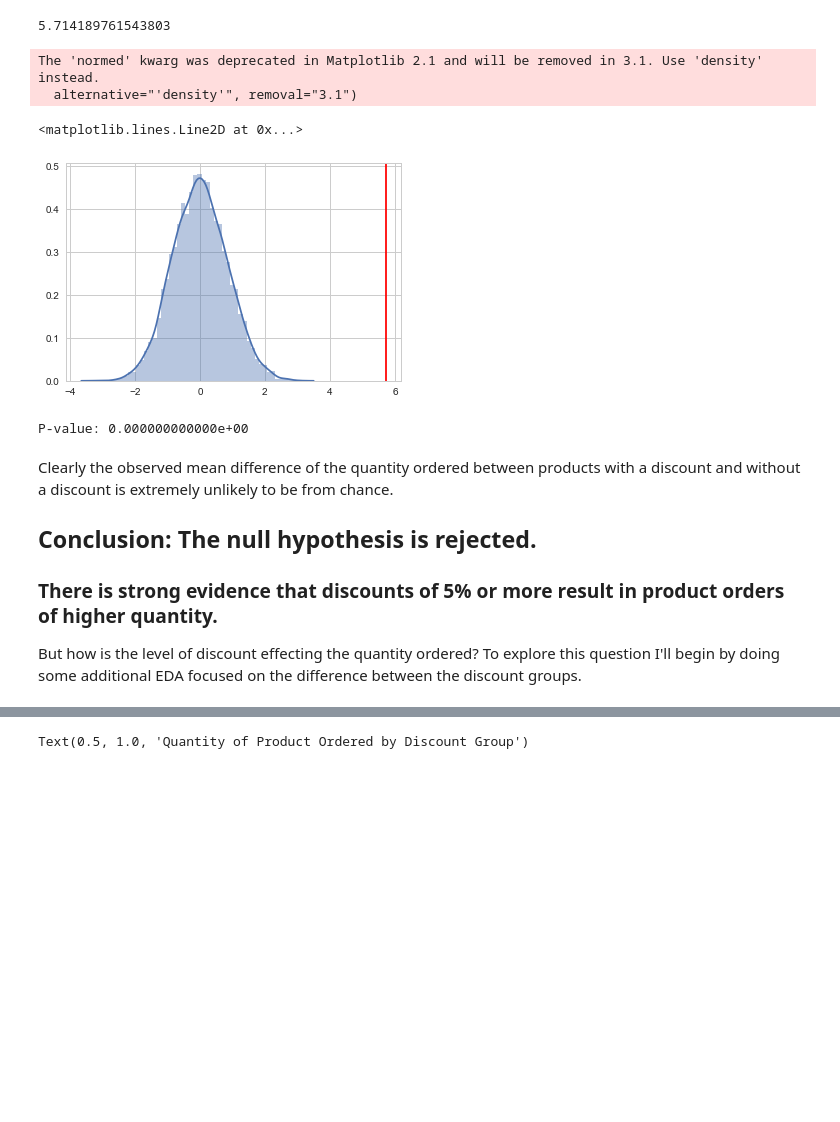
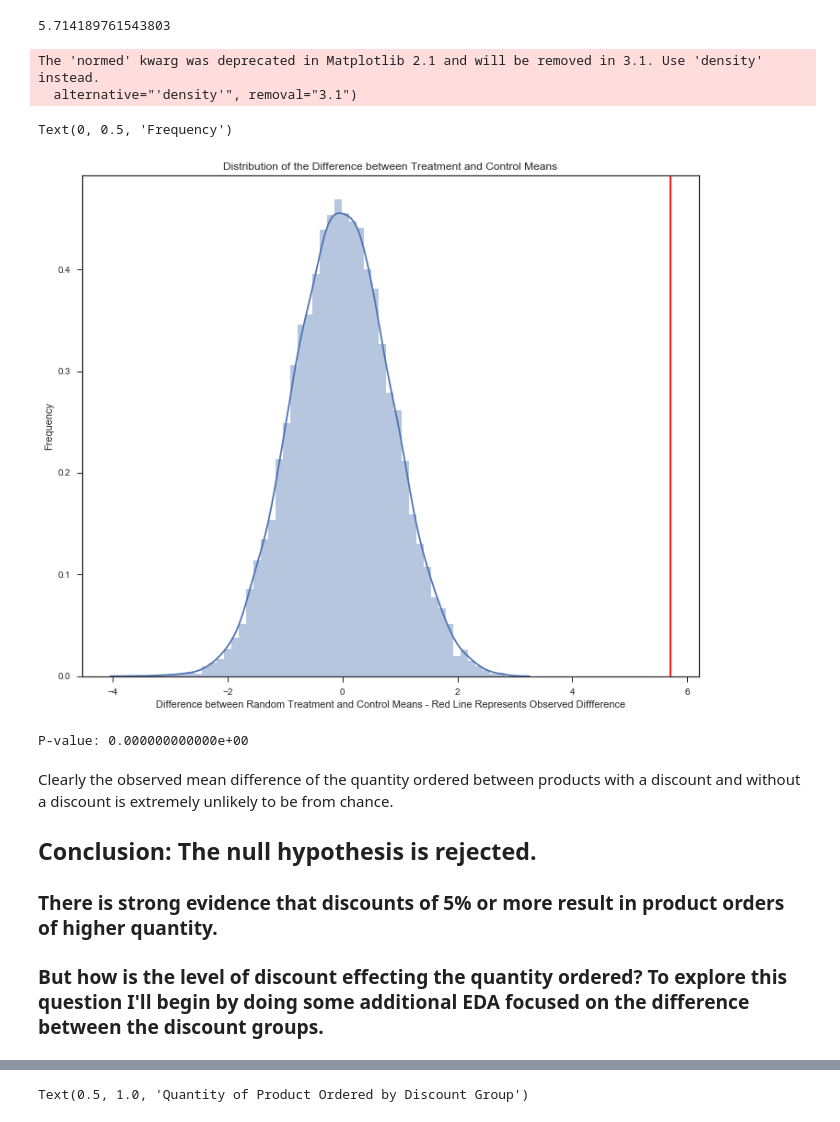
Before and after one commit to giorosati/dsc-2-final-project-online-ds-pt-100118, a Jupyter notebook: northwind_v3.ipynb, the cells around one changed output, grey strips where cells are left out. Drawn from its saved outputs; the diff is of its cells as text; code cells hidden in the pictures; blank space fills up the shorter version.

```diff
--- a/northwind_v3.ipynb
+++ b/northwind_v3.ipynb
@@ -568,23 +538,28 @@ def permutation_samples(key_value_list, no_of_trials, sample_size, column):
 # %%
 # run 10,000 samples of size 831 from the order_detail table. For each of the 10,000
 # trials, calculate the difference in the mean between the 831 chosen, and the remaining
 # rows not chosen. The resulting list of 10,000 values is the difference in the means of
 # each group for each trial.
 # Then create a distribution plot of those sample means and place a red line where the
 # actual mean difference would fall on that distribution.
 
 number_of_trials = 10000
 treatment_size = 831
 column = 'Quantity'
 permutation_list = permutation_samples(order_detail, number_of_trials, treatment_size, column)
 
+fig, ax = plt.subplots(figsize=(12, 10))
 sns.distplot(permutation_list)
 plt.axvline(actual_difference, color='red')
+
+ax.set_title('Distribution of the Difference between Treatment and Control Means')
+ax.set_xlabel('Difference between Random Treatment and Control Means - Red Line Represents Observed Diffference')
+ax.set_ylabel('Frequency')
 # %% [output]
 The 'normed' kwarg was deprecated in Matplotlib 2.1 and will be removed in 3.1. Use 'density' instead.
   alternative="'density'", removal="3.1")
-<matplotlib.lines.Line2D at 0x...>
+Text(0, 0.5, 'Frequency')
-[figure, old version]
+[figure, new version]
 # %%
 # calculate the p-value
 floats = np.array(permutation_list)
@@ -600,7 +575,7 @@ Clearly the observed mean difference of the quantity ordered between products wi
 ## Conclusion: The null hypothesis is rejected.
 ###  There is strong evidence that discounts of 5% or more result in product orders of higher quantity.
 
-But how is the level of discount effecting the quantity ordered? To explore this question I'll begin by doing some additional EDA focused on the difference between the discount groups.
+### But how is the level of discount effecting the quantity ordered? To explore this question I'll begin by doing some additional EDA focused on the difference between the discount groups.
 # %%
 # make a subset of order_detail records for each of the levels of discount.
 # Do some EDA on these three groups.
```
Also changed, not shown: parts of 55 cells of this notebook.
